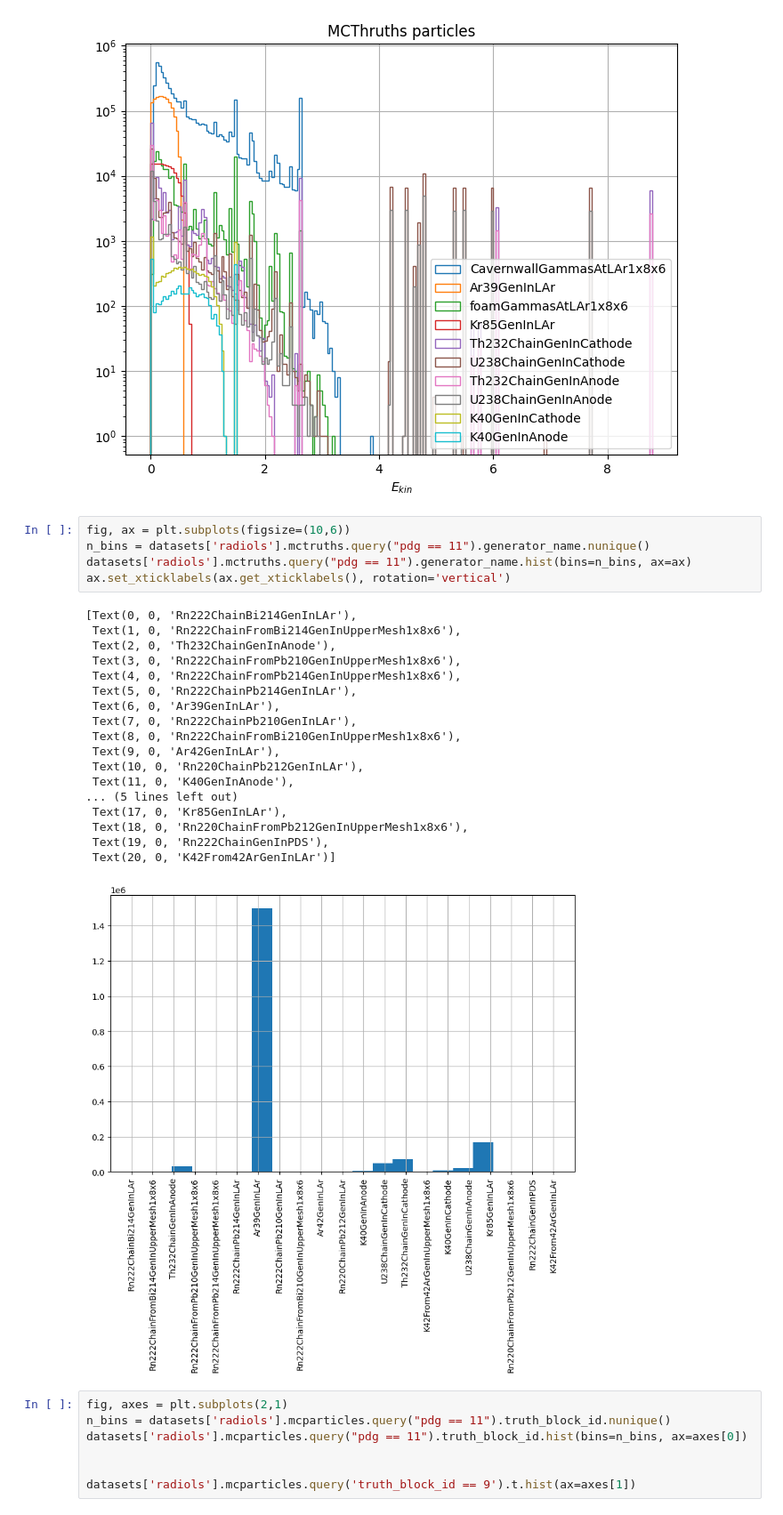
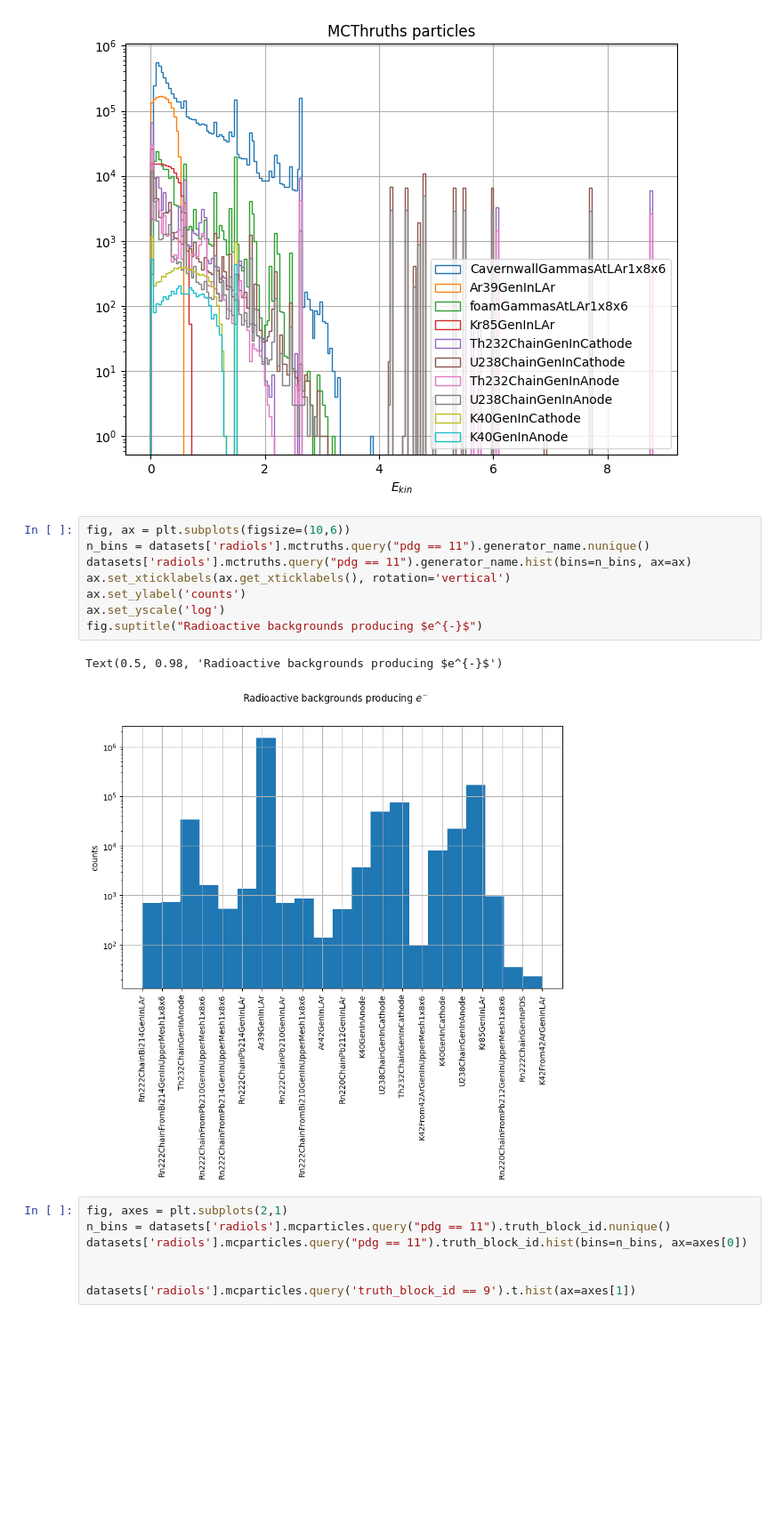
Before and after one commit to alessandrothea/tpvalidator, a Jupyter notebook: notebooks/mcprod/VDBackgroundRates.ipynb, the cells around one changed output. Shown at 89% size. Cells and saved outputs as stored; diff of their text form; blank space fills up the shorter version.

```diff
--- a/notebooks/mcprod/VDBackgroundRates.ipynb
+++ b/notebooks/mcprod/VDBackgroundRates.ipynb
@@ -388,27 +387,14 @@ Text(0.5, 1.0, 'MCThruths particles')
 # %%
 fig, ax = plt.subplots(figsize=(10,6))
 n_bins = datasets['radiols'].mctruths.query("pdg == 11").generator_name.nunique()
 datasets['radiols'].mctruths.query("pdg == 11").generator_name.hist(bins=n_bins, ax=ax)
 ax.set_xticklabels(ax.get_xticklabels(), rotation='vertical')
+ax.set_ylabel('counts')
+ax.set_yscale('log')
+fig.suptitle("Radioactive backgrounds producing $e^{-}$")
 # %% [output]
-[Text(0, 0, 'Rn222ChainBi214GenInLAr'),
- Text(1, 0, 'Rn222ChainFromBi214GenInUpperMesh1x8x6'),
- Text(2, 0, 'Th232ChainGenInAnode'),
- Text(3, 0, 'Rn222ChainFromPb210GenInUpperMesh1x8x6'),
- Text(4, 0, 'Rn222ChainFromPb214GenInUpperMesh1x8x6'),
- Text(5, 0, 'Rn222ChainPb214GenInLAr'),
- Text(6, 0, 'Ar39GenInLAr'),
- Text(7, 0, 'Rn222ChainPb210GenInLAr'),
- Text(8, 0, 'Rn222ChainFromBi210GenInUpperMesh1x8x6'),
- Text(9, 0, 'Ar42GenInLAr'),
- Text(10, 0, 'Rn220ChainPb212GenInLAr'),
- Text(11, 0, 'K40GenInAnode'),
-... (5 lines left out)
- Text(17, 0, 'Kr85GenInLAr'),
- Text(18, 0, 'Rn220ChainFromPb212GenInUpperMesh1x8x6'),
- Text(19, 0, 'Rn222ChainGenInPDS'),
- Text(20, 0, 'K42From42ArGenInLAr')]
+Text(0.5, 0.98, 'Radioactive backgrounds producing $e^{-}$')
-[figure, old version]
+[figure, new version]
 # %%
 fig, axes = plt.subplots(2,1)
 n_bins = datasets['radiols'].mcparticles.query("pdg == 11").truth_block_id.nunique()
```
Also changed, not shown: parts of 3 cells of this notebook, 17 other files.
